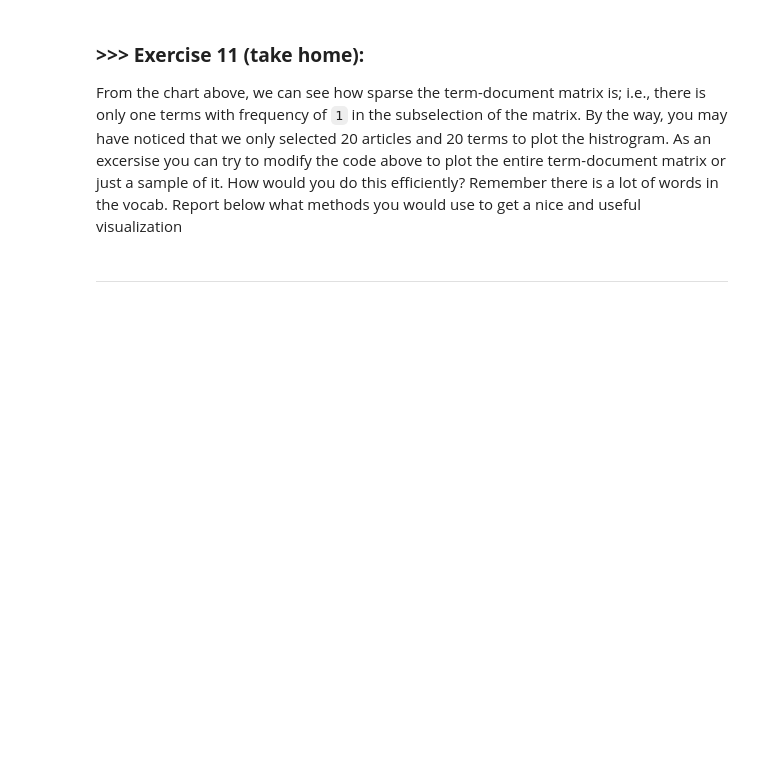
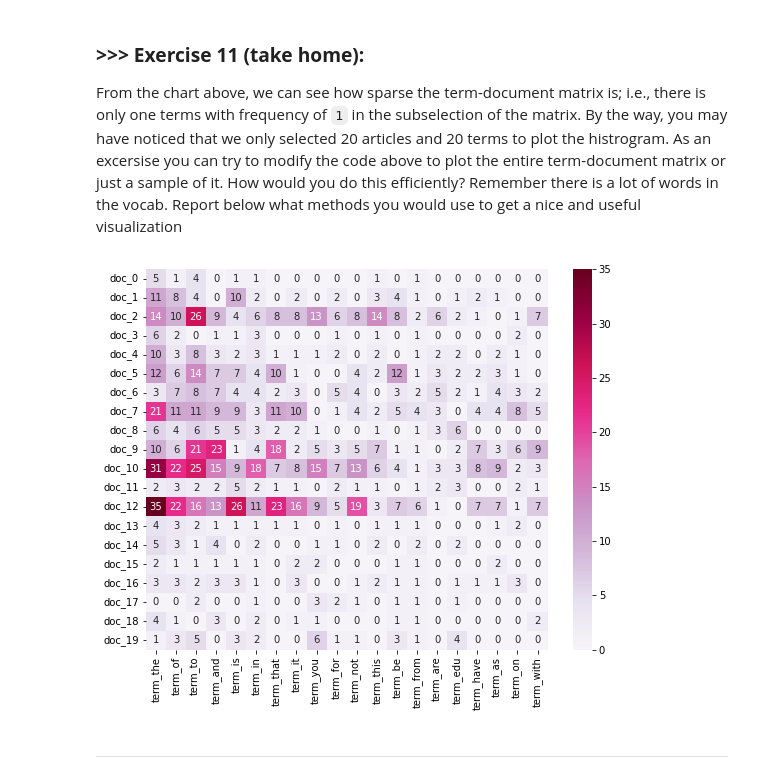
Before and after one commit to npinghuang/DM2022-Lab1-Master, a Jupyter notebook: DM2022-Lab1-Master.ipynb, the cells around one changed output. Saved outputs shown, nothing was run; the diff lists cells and outputs as text; code cells hidden in the pictures; blank space fills up the shorter version.

```diff
--- a/DM2022-Lab1-Master.ipynb
+++ b/DM2022-Lab1-Master.ipynb
@@ -935,0 +1053,8 @@ We said that the `1` at the beginning of the fifth record represents the `00` te
+# %%
+# Answer here
+index = 0
+for i in range(1,100):
+    if X_counts[4, i] == 1:
+        index = i
+        break
+print(count_vect.get_feature_names_out()[index])
@@ -997,3 +1119,27 @@ From the chart above, we can see how sparse the term-document matrix is; i.e., t
+# %%
+# Answer here
+import seaborn as sns
+
+pd_counts = pd.DataFrame(X_counts.toarray())
+# sum up each column
+counts_sum = pd_counts.sum()
+# sort into ascending order according to counts_sum
+pd_counts = pd_counts[counts_sum.sort_values(ascending=False).index[:20]]
+
+# first twenty features only
+plot_x = ["term_"+str(i) for i in count_vect.get_feature_names_out()[pd_counts.columns[:20]]]
+# obtain document index
+plot_y = ["doc_"+ str(i) for i in list(X.index)[0:20]]
+plot_z = (pd_counts[0:20][pd_counts.columns[:20]]).to_numpy()
+
+
+df_todraw = pd.DataFrame(plot_z, columns = plot_x, index = plot_y)
+plt.subplots(figsize=(9, 7))
+ax = sns.heatmap(df_todraw,
+                 cmap="PuRd",
+                 vmin=0, vmax=35, annot=True)
+# %% [output]
+[figure, added]
 # %% [markdown]
 ---
 # %% [markdown]
```
Also changed, not shown: parts of 28 cells of this notebook.
